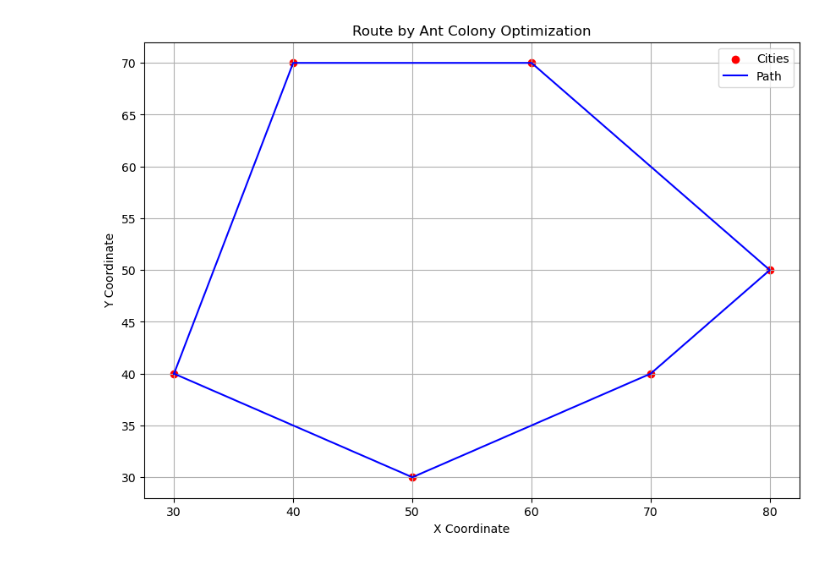
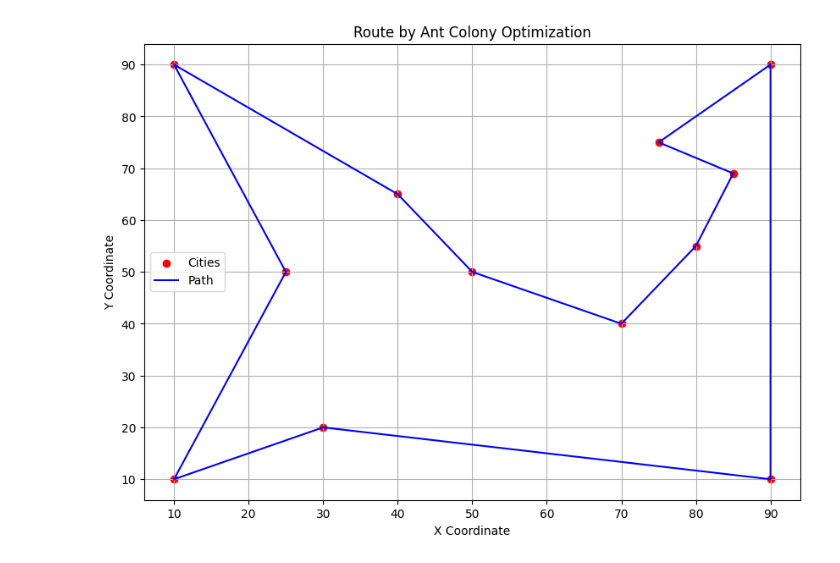
Before and after one commit to DIET-co/DAA, a Jupyter notebook: PROJECT/ANT_TSA.ipynb, the cells around one changed output. Cells and saved outputs as stored; diff of their text form; code cells hidden in the pictures.

```diff
--- a/PROJECT/ANT_TSA.ipynb
+++ b/PROJECT/ANT_TSA.ipynb
@@ -292,12 +305,18 @@ def plot_routes(coordinates, routes):
 
 # Example coordinates and usage
 coordinates = np.array([
-    [30, 40],  # City 1
-    [40, 70],  # City 2
-    [70, 40],  # City 3
-    [50, 30],  # City 4
-    [60, 70],  # City 5
-    [80, 50]   # City 6
+    [10, 10],  # City 1
+    [90, 90],  # City 2
+    [90, 10],  # City 3
+    [10, 90],  # City 4
+    [50, 50],  # City 5
+    [25, 50],   # City 6
+    [75, 75],  # City 7
+    [30, 20],  # City 8
+    [70,40],
+    [80,55],
+    [40, 65],
+    [85, 69]
 ])
 distances = np.array([[euclidean_distance(coordinates[i], coordinates[j]) for j in range(len(coordinates))] for i in range(len(coordinates))])
 np.fill_diagonal(distances, np.inf)
@@ -371,33 +390,44 @@ def select_next_city(distance, path, pheromone, alpha, beta):
     probabilities /= probabilities.sum()
     next_city = np.random.choice(unvisited, 1, p=probabilities)[0]
     return next_city
 
 def path_length(path, distance):
     return sum([distance[path[i], path[i+1]] for i in range(len(path)-1)])
 
 def plot_route(coordinates, route):
     plt.figure(figsize=(10, 7))
     plt.scatter(coordinates[:, 0], coordinates[:, 1], color='red', label='Cities')
     path = [coordinates[i] for i in route]
     path.append(path[0])
     path = np.array(path)
     plt.plot(path[:, 0], path[:, 1], 'b-', label='Path')
     plt.xlabel('X Coordinate')
     plt.ylabel('Y Coordinate')
     plt.title('Route by Ant Colony Optimization')
     plt.legend()
     plt.grid(True)
     plt.show()
 
 # Coordinates of the cities
 coordinates = np.array([
-    [30, 40], [40, 70], [70, 40], [50, 30], [60, 70], [80, 50]
+
+    [75, 75],  # City 7
+    [30, 20],  # City 8
+    [70,40],
+    [80,55],
+    [40, 65],
+    [85, 69],
+    [10, 10],  # City 1
+    [90, 90],  # City 2
+    [90, 10],  # City 3
+    [10, 90],  # City 4
+    [50, 50],  # City 5
+    [25, 50]  # City 6
 ])
-
 
 
 # Run Ant Colony Optimization
 route = ant_colony_optimization(coordinates)
 plot_route(coordinates, route)
 # %% [output]
-[figure, old version]
+[figure, new version]
```
Also changed, not shown: parts of 3 cells of this notebook.
